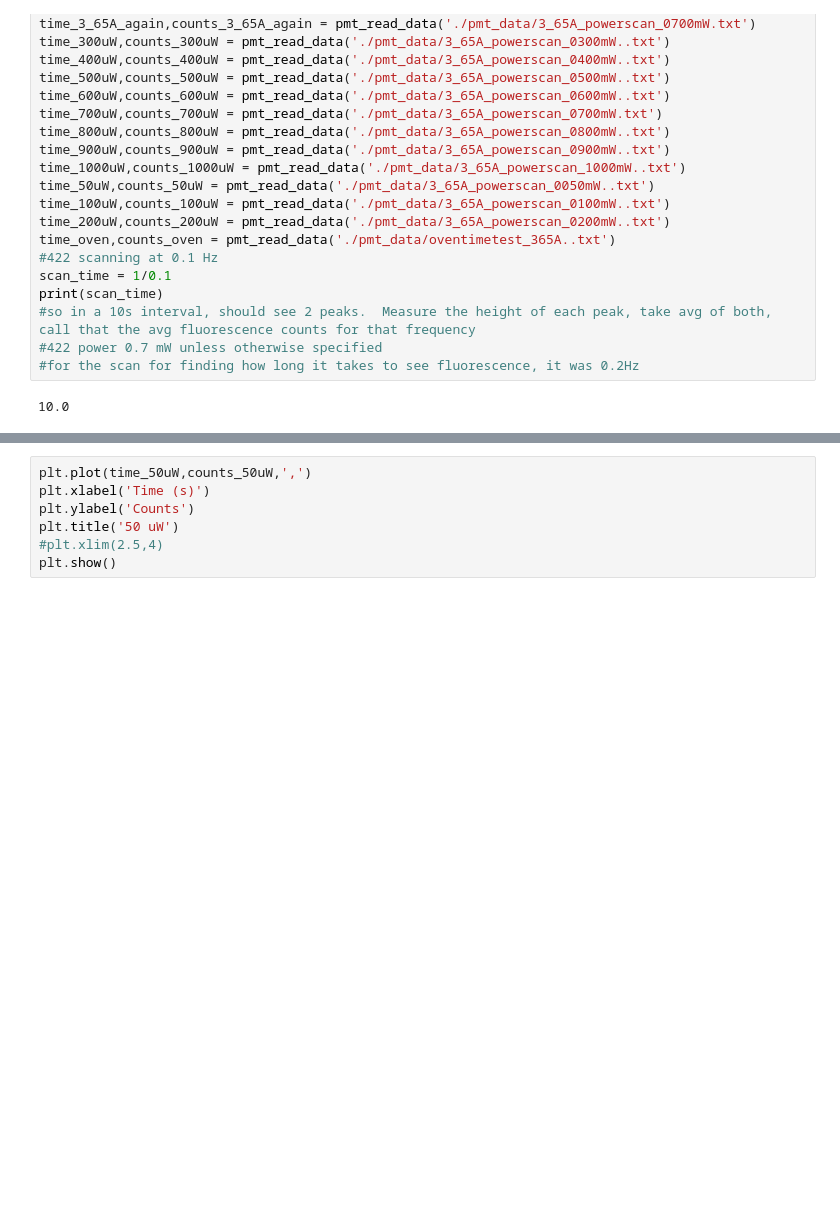
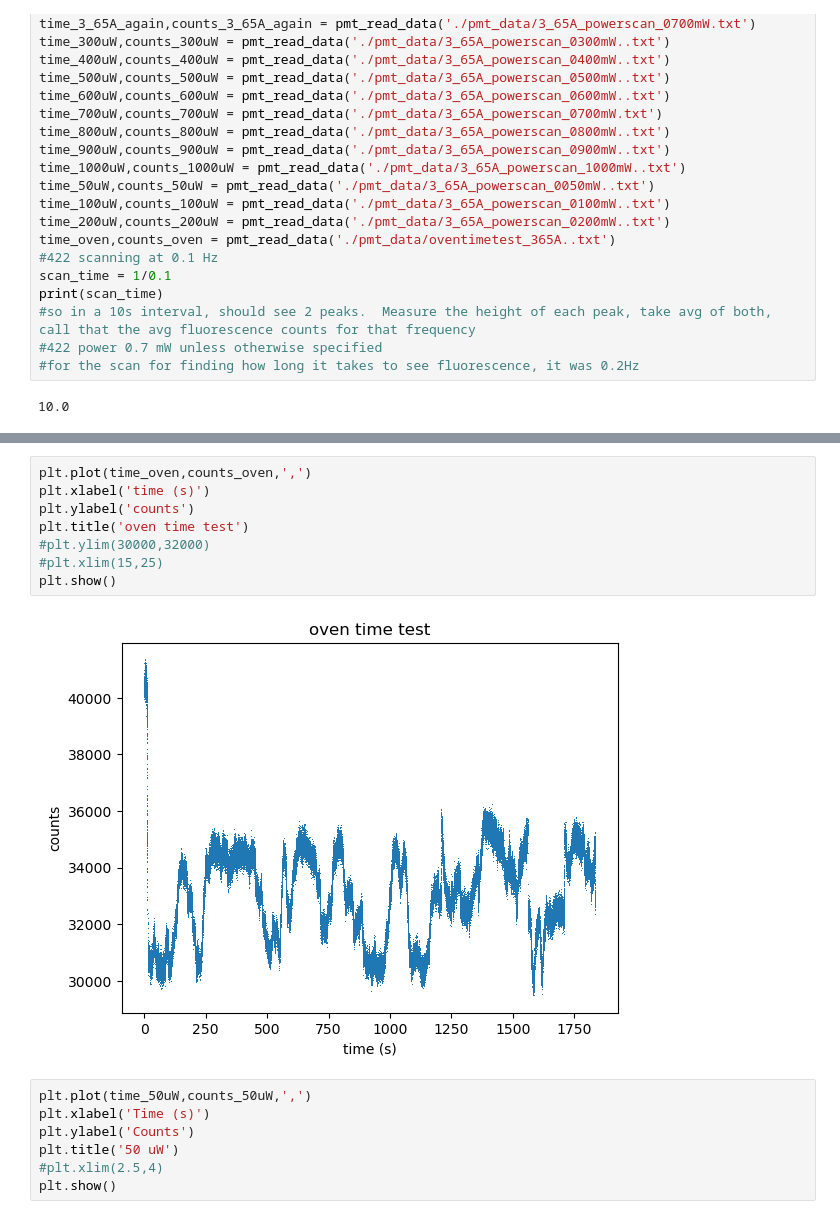
Before and after one commit to SQRLab/BladeRunner, a Jupyter notebook: pmt_read_in.ipynb, the cells around one changed output, grey strips where cells are left out. Saved outputs shown, nothing was run; the diff lists cells and outputs as text; blank space fills up the shorter version.

```diff
--- a/pmt_read_in.ipynb
+++ b/pmt_read_in.ipynb
@@ -86,3 +86,13 @@ plt.show()
+# %%
+plt.plot(time_oven,counts_oven,',')
+plt.xlabel('time (s)')
+plt.ylabel('counts')
+plt.title('oven time test')
+#plt.ylim(30000,32000)
+#plt.xlim(15,25)
+plt.show()
+# %% [output]
+[figure, added]
 # %%
 plt.plot(time_50uW,counts_50uW,',')
 plt.xlabel('Time (s)')
```
Also changed, not shown: parts of 2 cells of this notebook, 21 other files.
